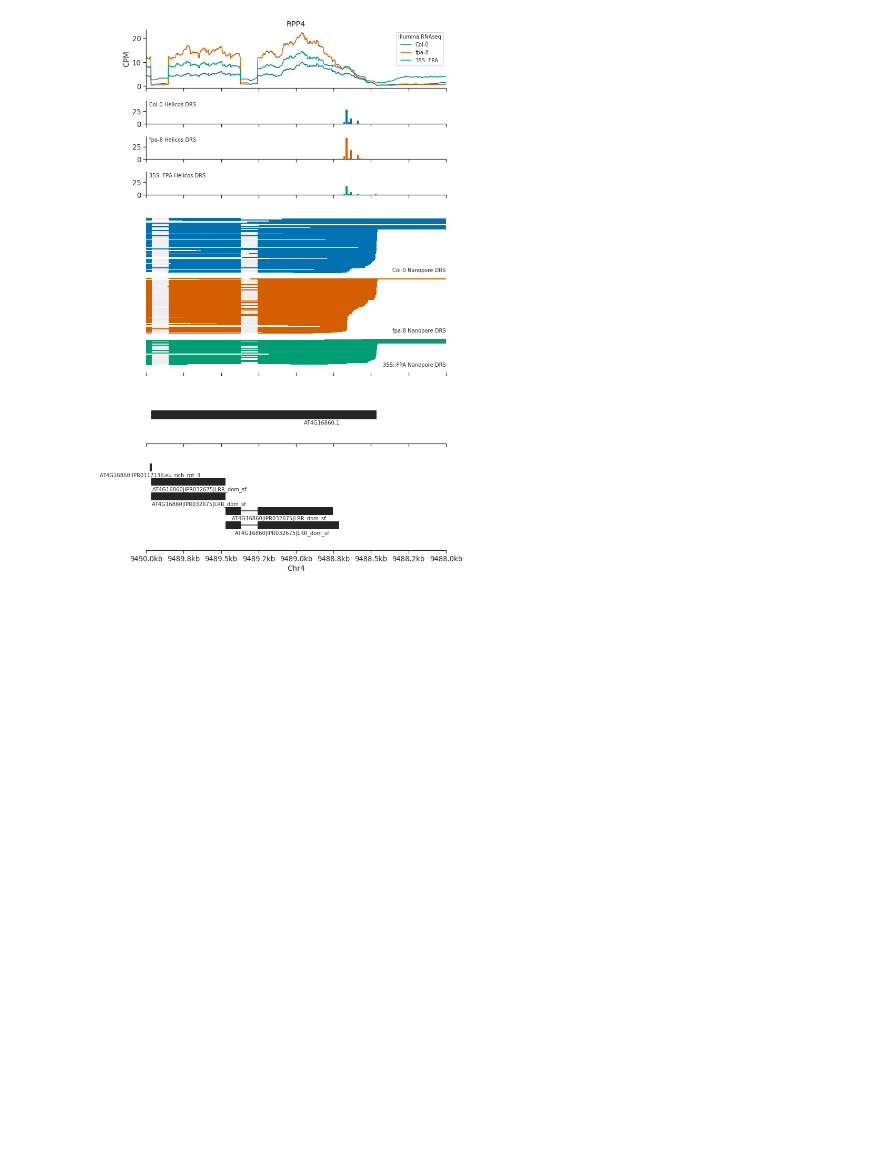
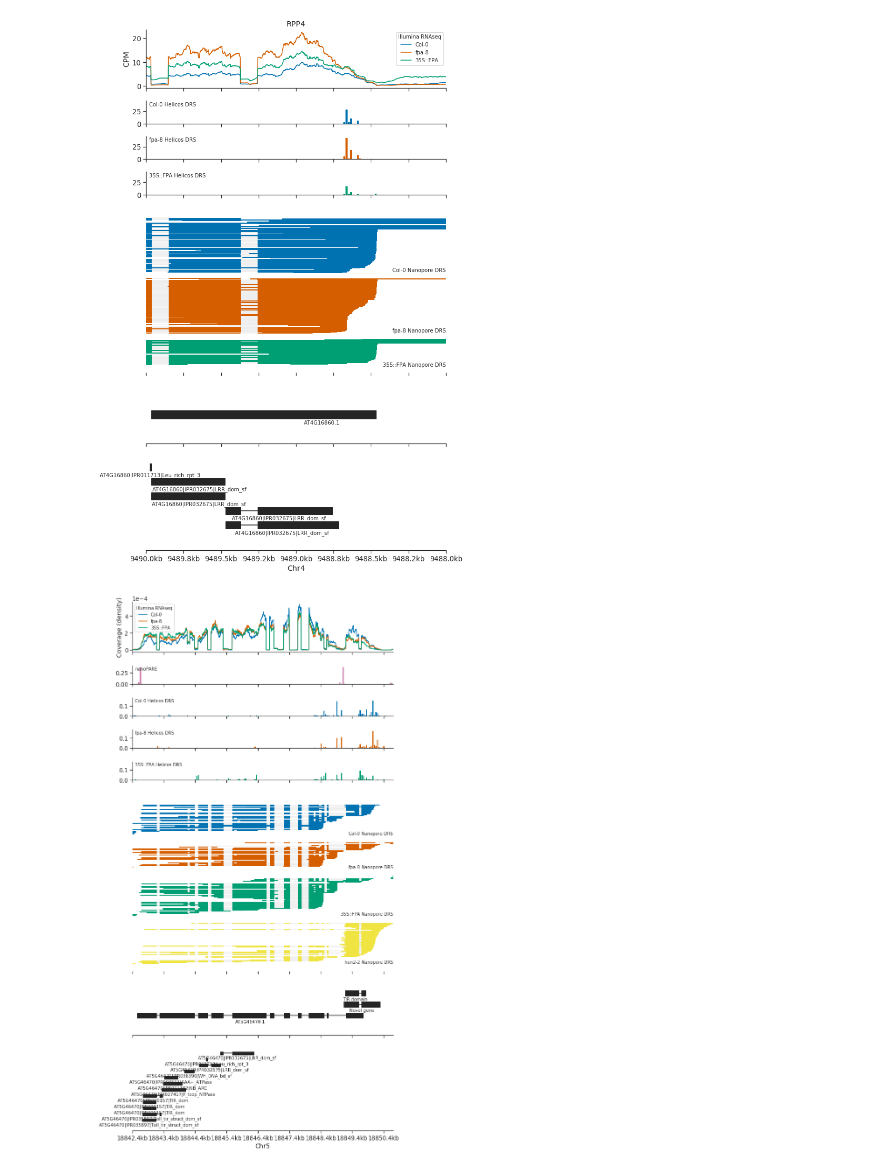
Before and after one commit to bartongroup/Simpson_Barton_FPA_NLRs, a Jupyter notebook: notebooks/gene_tracks.ipynb, the cells around one changed output. Drawn from its saved outputs; the diff is of its cells as text; code cells hidden in the pictures; blank space fills up the shorter version.

```diff
--- a/notebooks/gene_tracks.ipynb
+++ b/notebooks/gene_tracks.ipynb
@@ -1355,0 +1489,21 @@ plt.show()
+# %%
+plot_hen2_nanopore_helicos_illumina(
+    query=('5', 18842400, 18850700, '+'),
+    annot_whitelist=['AT5G46470.1',],
+    extra_annot=[('Novel gene', [[6729, 7209], [7287, 7883]]),
+                 ('TIR domain', [[6776, 7209], [7287, 7425]])],
+    figsize=(10, 18),
+    nanopore_rows=6,
+    annot_rows=2,
+    nanopore_sample_size=200,
+    helicos_binsize=50,
+    add_nanoPARE=True,
+    add_interpro=True,
+    add_chromatin_state=False,
+    interpro_rows=3,
+    illumina_y='Coverage (density)'
+)
+plt.savefig('figures/rps6.svg')
+plt.show()
+# %% [output]
+[figure, added]
```
Also changed, not shown: parts of 5 cells of this notebook, 2 other files.
